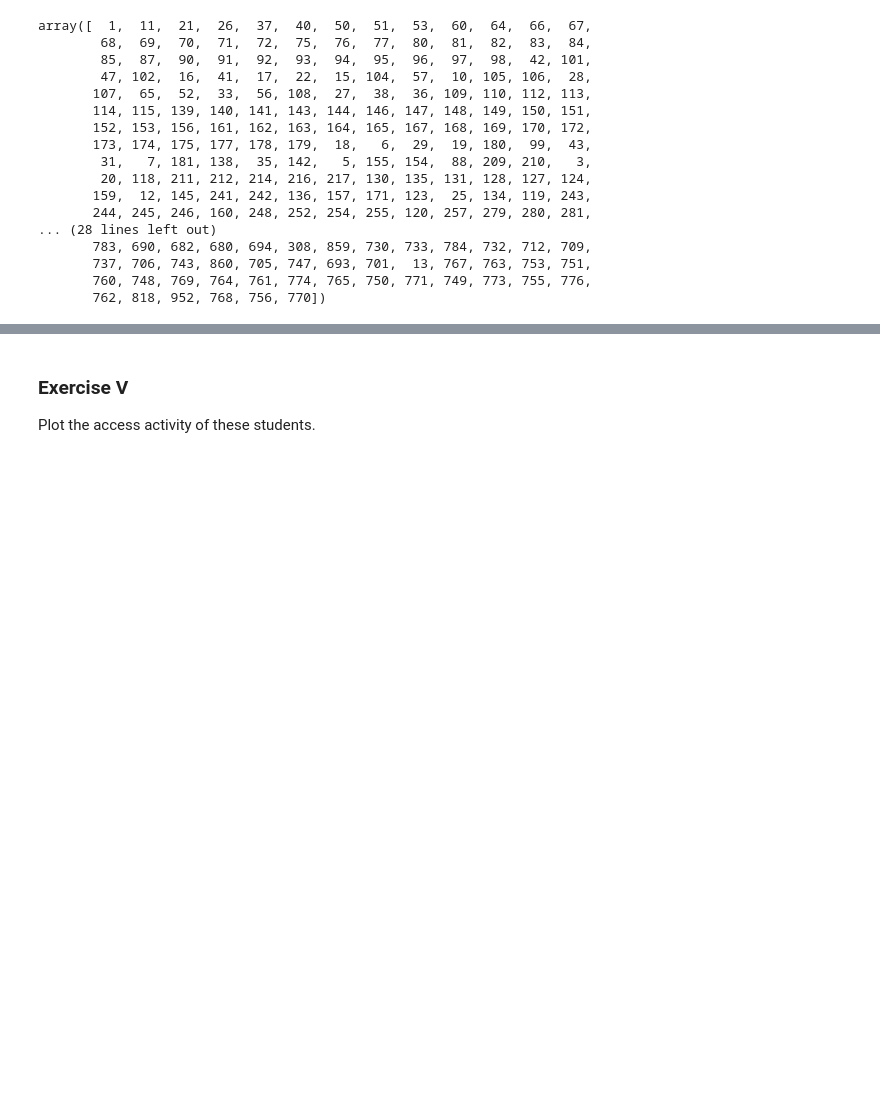
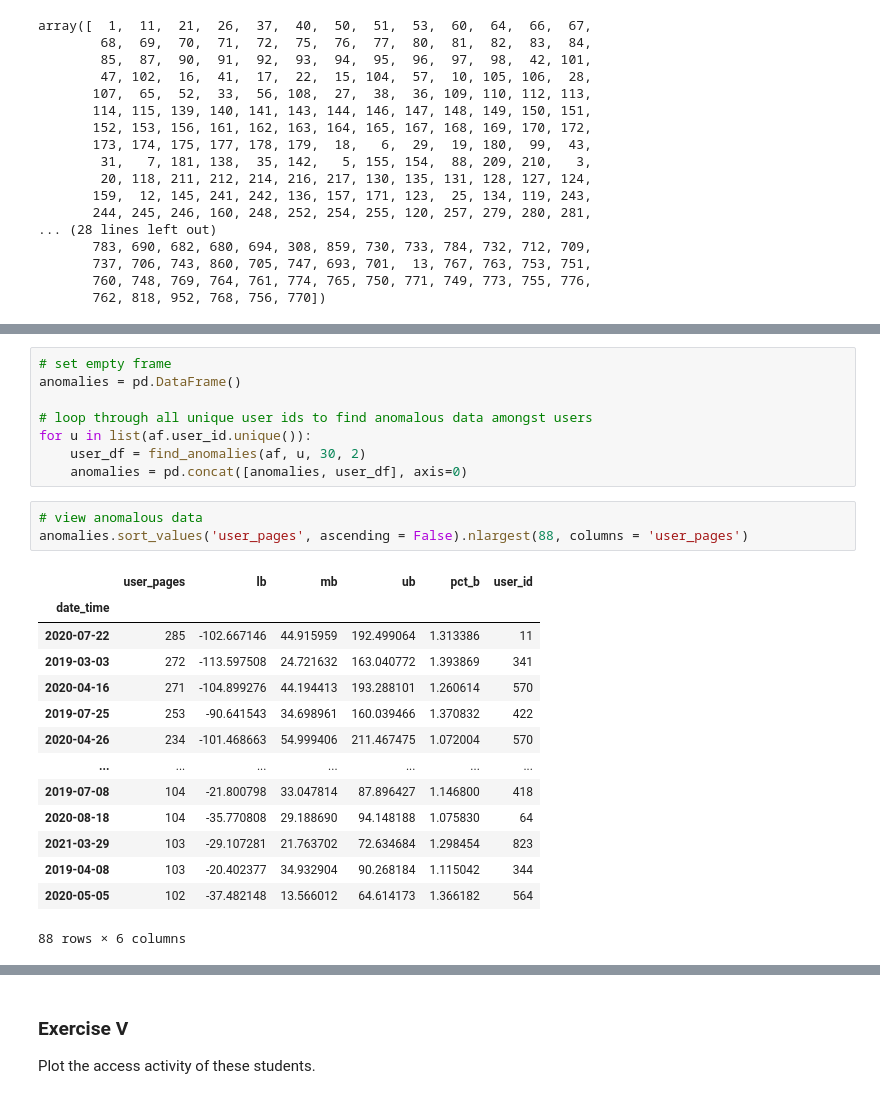
Before and after one commit to masonsherbondy/anomaly-detection-exercises, a Jupyter notebook: time_series_anomaly_detection.ipynb, the cells around one changed output, grey strips where cells are left out. Drawn from its saved outputs; the diff is of its cells as text; blank space fills up the shorter version.

```diff
--- a/time_series_anomaly_detection.ipynb
+++ b/time_series_anomaly_detection.ipynb
@@ -293,0 +543,26 @@ Identify students who present anomalous activity using the Bollinger Band method
+# %%
+# set empty frame
+anomalies = pd.DataFrame()
+
+# loop through all unique user ids to find anomalous data amongst users
+for u in list(af.user_id.unique()):
+    user_df = find_anomalies(af, u, 30, 2)
+    anomalies = pd.concat([anomalies, user_df], axis=0)
+# %%
+# view anomalous data
+anomalies.sort_values('user_pages', ascending = False).nlargest(88, columns = 'user_pages')
+# %% [output]
+|  | user_pages | lb | mb | ub | pct_b | user_id |
+| date_time |  |  |  |  |  |  |
+| 2020-07-22 | 285 | -102.667146 | 44.915959 | 192.499064 | 1.313386 | 11 |
+| 2019-03-03 | 272 | -113.597508 | 24.721632 | 163.040772 | 1.393869 | 341 |
+| 2020-04-16 | 271 | -104.899276 | 44.194413 | 193.288101 | 1.260614 | 570 |
+| 2019-07-25 | 253 | -90.641543 | 34.698961 | 160.039466 | 1.370832 | 422 |
+| 2020-04-26 | 234 | -101.468663 | 54.999406 | 211.467475 | 1.072004 | 570 |
+| ... | ... | ... | ... | ... | ... | ... |
+| 2019-07-08 | 104 | -21.800798 | 33.047814 | 87.896427 | 1.146800 | 418 |
+| 2020-08-18 | 104 | -35.770808 | 29.188690 | 94.148188 | 1.075830 | 64 |
+| 2021-03-29 | 103 | -29.107281 | 21.763702 | 72.634684 | 1.298454 | 823 |
+| 2019-04-08 | 103 | -20.402377 | 34.932904 | 90.268184 | 1.115042 | 344 |
+| 2020-05-05 | 102 | -37.482148 | 13.566012 | 64.614173 | 1.366182 | 564 |
+88 rows × 6 columns
```
Also changed, not shown: parts of 30 cells of this notebook.
